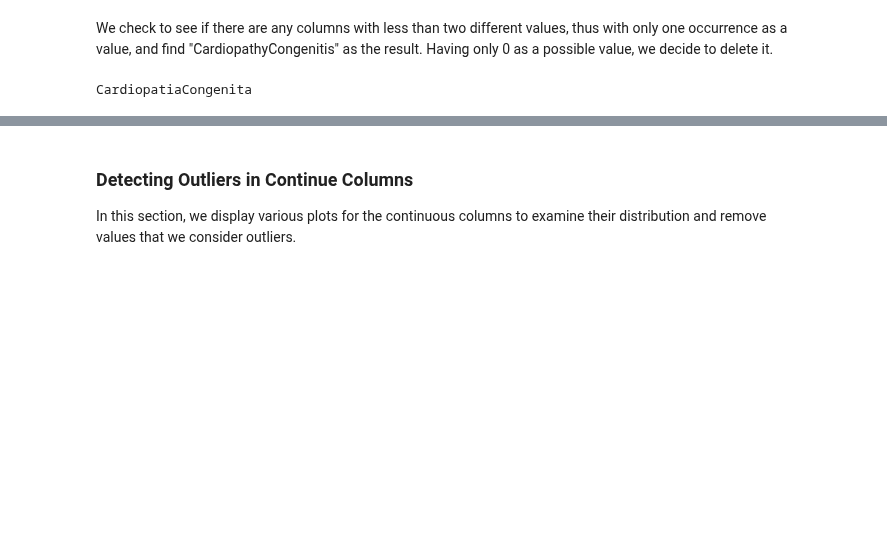
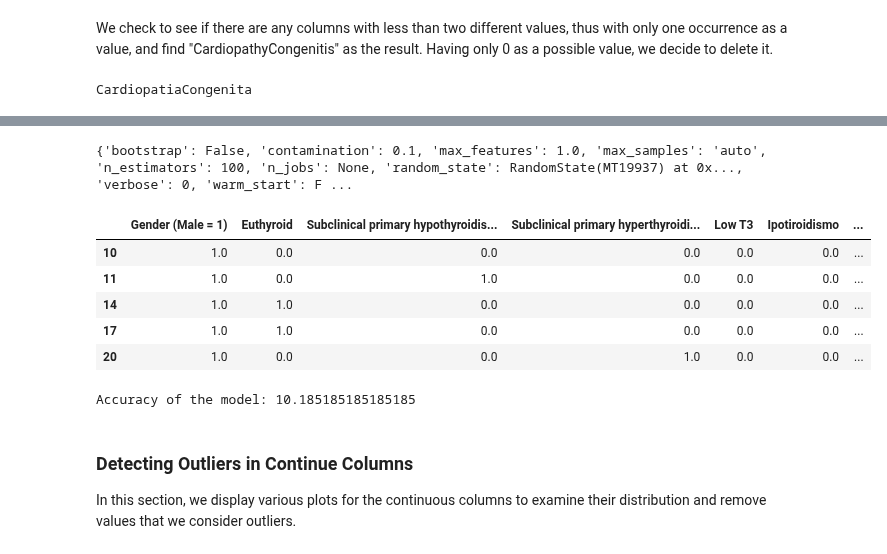
Before and after one commit to davide-marchi/clinical-data-encoding, a Jupyter notebook: Cleaning_Data.ipynb, the cells around one changed output, grey strips where cells are left out. Cells and saved outputs as stored; diff of their text form; code cells hidden in the pictures; blank space fills up the shorter version.

```diff
--- a/Cleaning_Data.ipynb
+++ b/Cleaning_Data.ipynb
@@ -344,3 +396,36 @@ chl_dataset=chl_dataset.drop(columns=["CardiopatiaCongenita"])
+# %%
+random_state = np.random.RandomState(42)
+
+model=IsolationForest(n_estimators=100,max_samples='auto',contamination=float(0.1),random_state=random_state)
+
+model.fit(chl_dataset3)
+
+print(model.get_params())
+# %% [output]
+{'bootstrap': False, 'contamination': 0.1, 'max_features': 1.0, 'max_samples': 'auto', 'n_estimators': 100, 'n_jobs': None, 'random_state': RandomState(MT19937) at 0x..., 'verbose': 0, 'warm_start': F ...
+# %%
+chl_dataset3['scores'] = model.decision_function(chl_dataset3)
+
+chl_dataset3['anomaly_score'] = model.predict(chl_dataset3)
+
+chl_dataset3[chl_dataset3['anomaly_score']==-1].head()
+# %% [output]
+|  | Gender (Male = 1) | Euthyroid | Subclinical primary hypothyroidis... | Subclinical primary hyperthyroidi... | Low T3 | Ipotiroidismo | ... |
+| 10 | 1.0 | 0.0 | 0.0 | 0.0 | 0.0 | 0.0 | ... |
+| 11 | 1.0 | 0.0 | 1.0 | 0.0 | 0.0 | 0.0 | ... |
+| 14 | 1.0 | 1.0 | 0.0 | 0.0 | 0.0 | 0.0 | ... |
+| 17 | 1.0 | 1.0 | 0.0 | 0.0 | 0.0 | 0.0 | ... |
+| 20 | 1.0 | 0.0 | 0.0 | 1.0 | 0.0 | 0.0 | ... |
+# %%
+anomalies = chl_dataset3[chl_dataset3['anomaly_score'] == -1]
+
+# Calcola il numero totale di anomalie
+anomaly_count = len(anomalies)
+
+accuracy = 100 * anomaly_count / len(chl_dataset3)
+print("Accuracy of the model:", accuracy)
+# %% [output]
+Accuracy of the model: 10.185185185185185
 # %% [markdown]
 ### Detecting Outliers in Continue Columns
 
```
Also changed, not shown: parts of 120 cells of this notebook.
